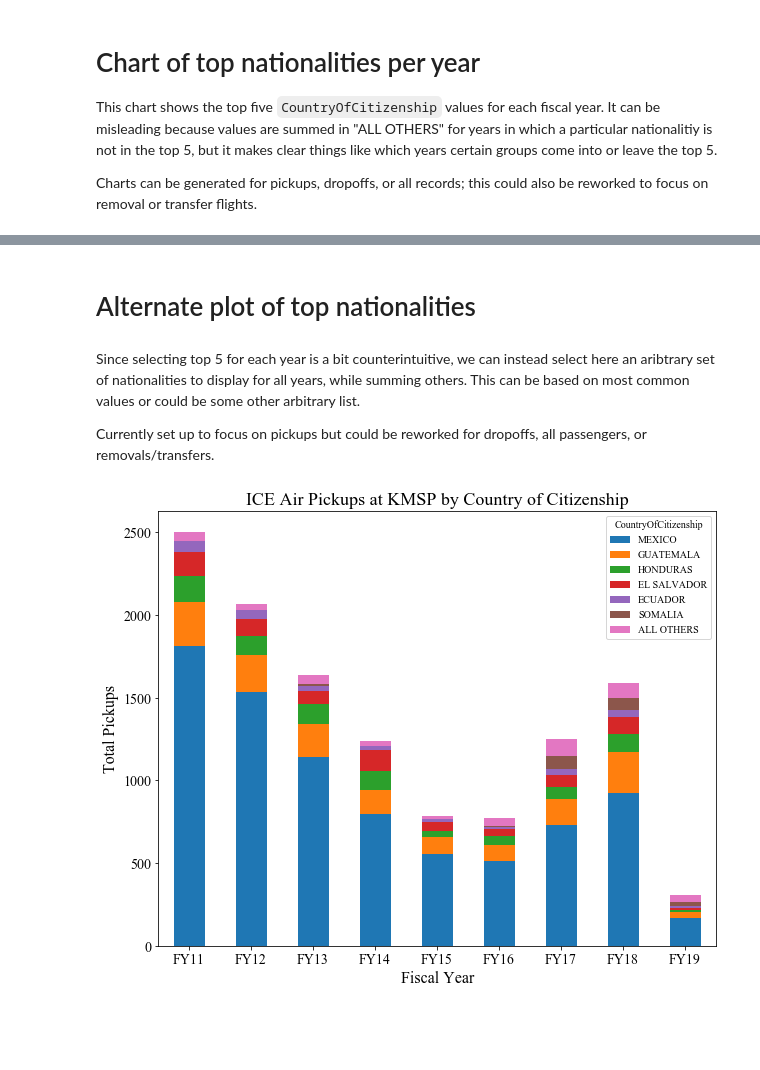
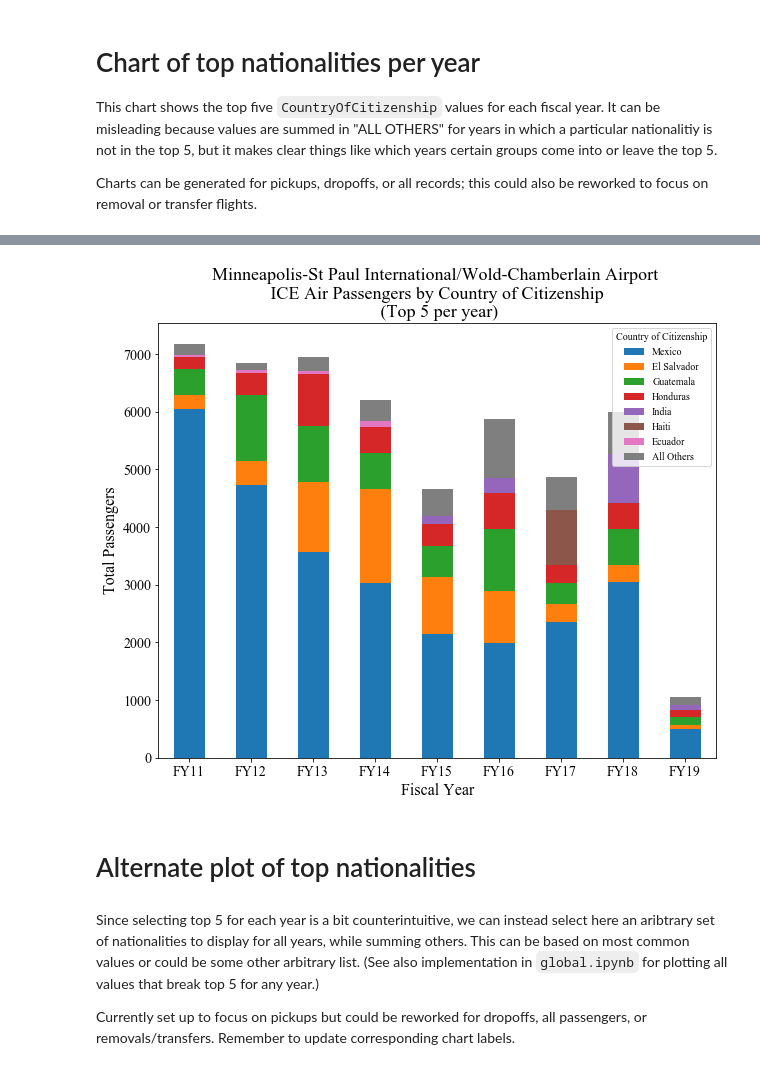
Before and after one commit to UWCHR/ice-air, a Jupyter notebook: analyze/note/airport.ipynb, the cells around one changed output, grey strips where cells are left out. Cells and saved outputs as stored; diff of their text form; code cells hidden in the pictures; blank space fills up the shorter version.

```diff
--- a/analyze/note/airport.ipynb
+++ b/analyze/note/airport.ipynb
@@ -66,2 +49,0 @@ dropoff_df.to_csv(f'../output/{airport}_dropoffs.csv')
-# %%
-airport_all = pd.concat([pickup_df, dropoff_df]).drop_duplicates()
@@ -340,6 +325,6 @@ ECUADOR         322
 Name: CountryOfCitizenship, dtype: int64
 # %%
-airport_all.set_index('MissionDate', inplace=True)
+# airport_all.set_index('MissionDate', inplace=True)
 # %% [markdown]
 # Chart of top nationalities per year
 
@@ -372,17 +357,21 @@ for year in country_of_citizenship_by_year.index.unique():
     temp_top_5 = temp_top_5.append(other_df)
     top_5_df = top_5_df.append(temp_top_5)
 # %%
-pivot = pd.pivot_table(data=top_5_df,
+top_5_df.sort_index(inplace=True)
+top_5_df.index = [f'FY{str(x)[2:4]}' for x in top_5_df.index.year + 1]
+
+top_5_data = pd.pivot_table(data=top_5_df,
                        index=top_5_df.index,
                        columns='CountryOfCitizenship',
                        values='AlienMasterID',
                        aggfunc=np.sum,
                        fill_value=0)
 
-pivot = pivot.reindex(pivot.sum().sort_values(ascending=False).index, axis=1)
-cols = list(pivot.columns)
+top_5_data = top_5_data.reindex(pivot.sum().sort_values(ascending=False).index, axis=1)
+cols = list(top_5_data.columns)
 cols.remove('ALL OTHERS')
 cols.append('ALL OTHERS')
-pivot = pivot[cols]
+top_5_data = top_5_data[cols]
 
-fig = pivot.plot(kind='bar', stacked=True, figsize=(10, 8))
+top_5_data.columns = top_5_data.columns.str.title()
+top_5_data.columns.name = 'Country of Citizenship'
@@ -404,3 +378,27 @@ pivot
+# %%
+def country_of_citizenship_trend(data, title=str, filename=str, xlabel=str, ylabel=str):
+
+    fig, ax = plt.subplots()
+
+    data.plot(kind='bar', stacked=True, legend=True, ax=ax)
+
+    ax.set_ylabel(ylabel, fontsize=16)
+    ax.set_xlabel(xlabel, fontsize=16)
+    ax.set_title(title, fontsize=18)
+    ax.tick_params(labelsize=14)
+    plt.xticks(rotation=0)
+
+    fig.set_size_inches(10, 8)
+    fig.savefig(f'../output/{filename}.png', dpi=100)
+    return fig, ax
+
+country_of_citizenship_trend(top_5_data,
+                             title=f'{airport_name} \n ICE Air Passengers by Country of Citizenship \n (Top 5 per year)',
+                             filename=f'{airport}_top5_nationalities',
+                             ylabel='Total Passengers',
+                             xlabel='Fiscal Year');
+# %% [output]
+[figure, added]
 # %%
 g = pickup_df.groupby(['PULOC', pd.Grouper(freq='AS-OCT', sort=True), 'air2_AirportName'])['AlienMasterID','MissionID'].nunique()
 drop_locs_by_year = g.reset_index()
@@ -410,9 +408,9 @@ drop_locs_by_year.rename({'MissionDate': 'FY'}, axis='columns', inplace=True)
 # %% [markdown]
 # Alternate plot of top nationalities
 # %% [markdown]
-Since selecting top 5 for each year is a bit counterintuitive, we can instead select here an aribtrary set of nationalities to display for all years, while summing others. This can be based on most common values or could be some other arbitrary list.
+Since selecting top 5 for each year is a bit counterintuitive, we can instead select here an aribtrary set of nationalities to display for all years, while summing others. This can be based on most common values or could be some other arbitrary list. (See also implementation in `global.ipynb` for plotting all values that break top 5 for any year.)
 
-Currently set up to focus on pickups but could be reworked for dropoffs, all passengers, or removals/transfers.
+Currently set up to focus on pickups but could be reworked for dropoffs, all passengers, or removals/transfers. Remember to update corresponding chart labels.
 # %%
 annual = pickup_df.groupby([pd.Grouper(freq='AS-OCT', sort=True), 'CountryOfCitizenship'])['AlienMasterID'].nunique()
 # annual = dropoff_df.groupby([pd.Grouper(freq='AS-OCT', sort=True), 'CountryOfCitizenship'])['AlienMasterID'].nunique()
@@ -453,27 +451,3 @@ cols = list(top_6_data.columns)
 cols.remove('ALL OTHERS')
 cols.append('ALL OTHERS')
 top_6_data = top_6_data[cols]
-# %%
-def country_of_citizenship_trend(data, title=str, xlabel=str, ylabel=str):
-
-    fig, ax = plt.subplots()
-
-    data.plot(kind='bar', stacked=True, legend=True, ax=ax)
-
-    ax.set_ylabel(ylabel, fontsize=16)
-    ax.set_xlabel(xlabel, fontsize=16)
-    ax.set_title(title, fontsize=18)
-    ax.tick_params(labelsize=14)
-    plt.xticks(rotation=0)
-
-    filename = title.replace(' ', '-')
-    fig.set_size_inches(10, 8)
-    fig.savefig(f'../output/{filename}.png', dpi=100)
-    return fig, ax
-
-country_of_citizenship_trend(top_6_data,
-                             title=f'ICE Air Pickups at {airport} by Country of Citizenship',
-                             ylabel='Total Pickups',
-                             xlabel='Fiscal Year');
-# %% [output]
-[figure, removed]
```
Also changed, not shown: parts of 23 cells of this notebook, 1 other file.
